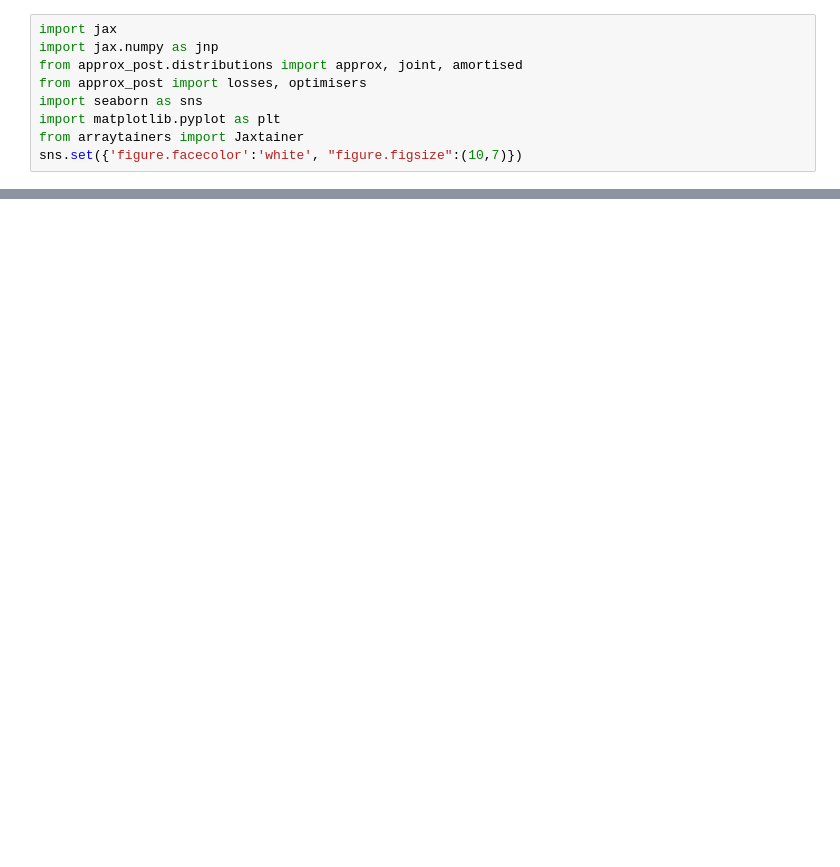
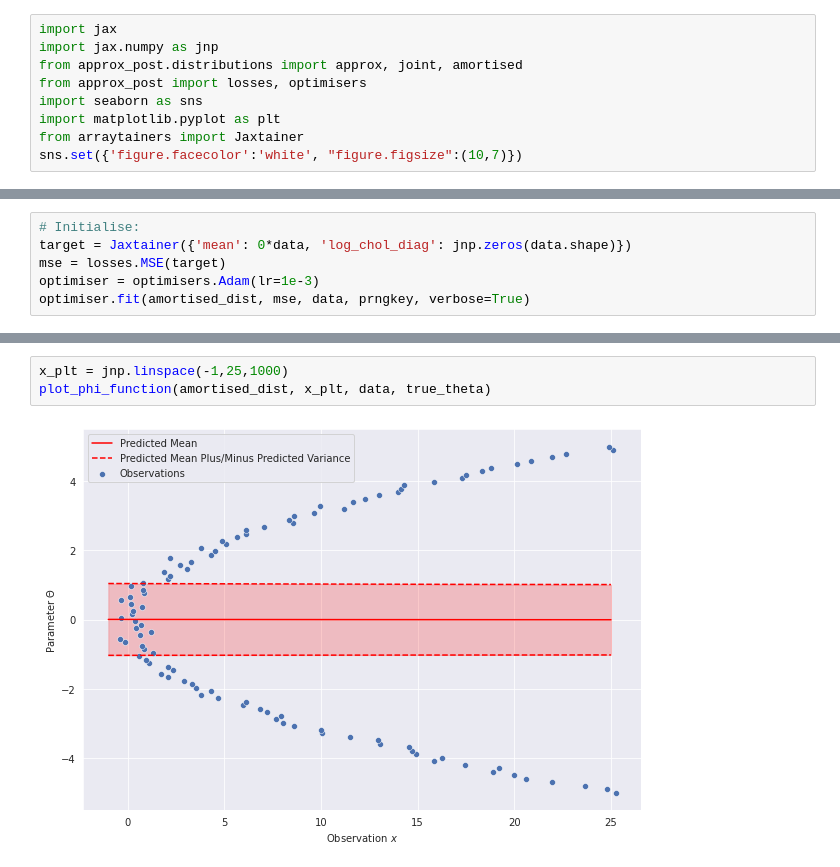
Before and after one commit to MABilton/approx_post, a Jupyter notebook: examples/amortised_example.ipynb, the cells around one changed output, grey strips where cells are left out. Cells and saved outputs as stored; diff of their text form; blank space fills up the shorter version.

```diff
--- a/examples/amortised_example.ipynb
+++ b/examples/amortised_example.ipynb
@@ -51,0 +101,6 @@ joint_dist = joint.ModelPlusGaussian(model, noise_cov, prior_mean, prior_cov, mo
+# %%
+# Initialise:
+target = Jaxtainer({'mean': 0*data, 'log_chol_diag': jnp.zeros(data.shape)})
+mse = losses.MSE(target)
+optimiser = optimisers.Adam(lr=1e-3)
+optimiser.fit(amortised_dist, mse, data, prngkey, verbose=True)
@@ -52 +125,6 @@ joint_dist = joint.ModelPlusGaussian(model, noise_cov, prior_mean, prior_cov, mo
+# %%
+x_plt = jnp.linspace(-1,25,1000)
+plot_phi_function(amortised_dist, x_plt, data, true_theta)
+# %% [output]
+[figure, added]
 # %%
```
Also changed, not shown: parts of 34 cells of this notebook, 5 other files.
